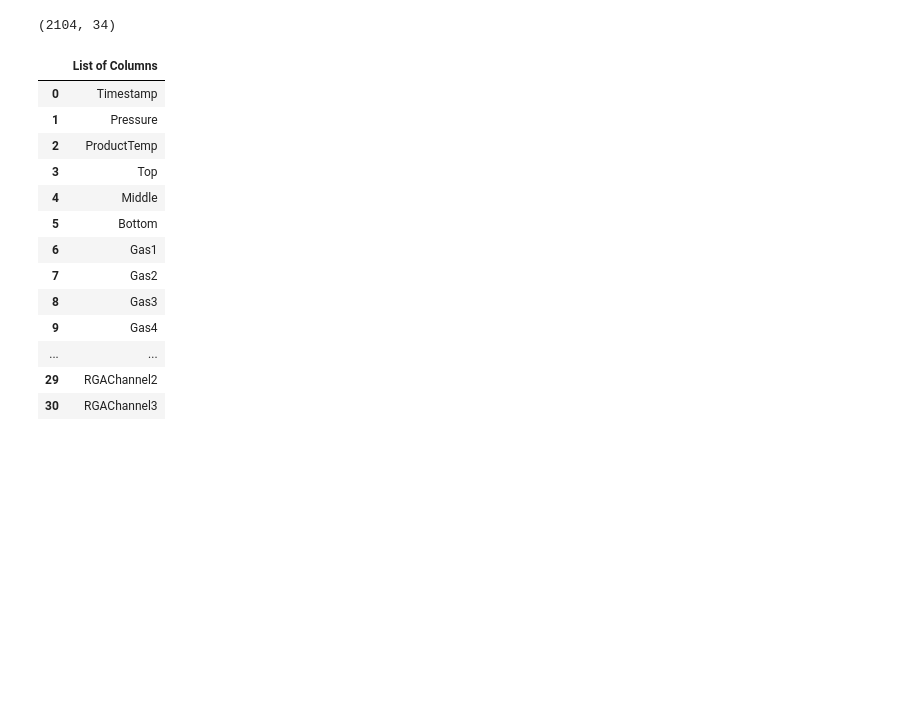
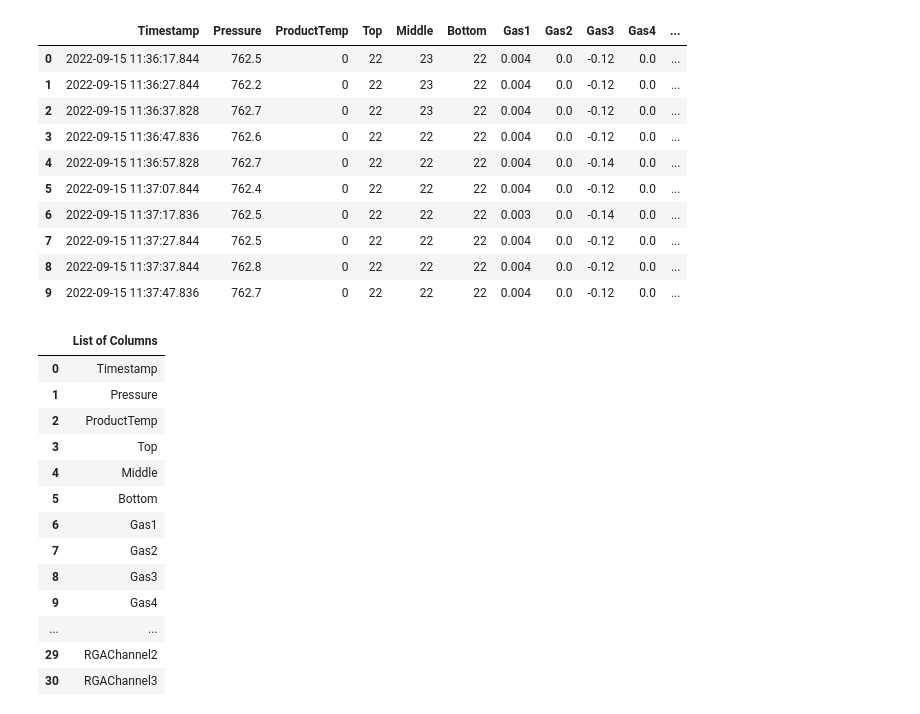
Before and after one commit to sreevathsadb/TEL-Exercise, a Jupyter notebook: EDA.ipynb, the cells around one changed output. Cells and saved outputs as stored; diff of their text form; code cells hidden in the pictures; blank space fills up the shorter version.

```diff
--- a/EDA.ipynb
+++ b/EDA.ipynb
@@ -40,7 +37,17 @@ df.describe()
 # %%
-df.shape
+df.head(10)
 # %% [output]
-(2104, 34)
+|  | Timestamp | Pressure | ProductTemp | Top | Middle | Bottom | Gas1 | Gas2 | Gas3 | Gas4 | ... |
+| 0 | 2022-09-15 11:36:17.844 | 762.5 | 0 | 22 | 23 | 22 | 0.004 | 0.0 | -0.12 | 0.0 | ... |
+| 1 | 2022-09-15 11:36:27.844 | 762.2 | 0 | 22 | 23 | 22 | 0.004 | 0.0 | -0.12 | 0.0 | ... |
+| 2 | 2022-09-15 11:36:37.828 | 762.7 | 0 | 22 | 23 | 22 | 0.004 | 0.0 | -0.12 | 0.0 | ... |
+| 3 | 2022-09-15 11:36:47.836 | 762.6 | 0 | 22 | 22 | 22 | 0.004 | 0.0 | -0.12 | 0.0 | ... |
+| 4 | 2022-09-15 11:36:57.828 | 762.7 | 0 | 22 | 22 | 22 | 0.004 | 0.0 | -0.14 | 0.0 | ... |
+| 5 | 2022-09-15 11:37:07.844 | 762.4 | 0 | 22 | 22 | 22 | 0.004 | 0.0 | -0.12 | 0.0 | ... |
+| 6 | 2022-09-15 11:37:17.836 | 762.5 | 0 | 22 | 22 | 22 | 0.003 | 0.0 | -0.14 | 0.0 | ... |
+| 7 | 2022-09-15 11:37:27.844 | 762.5 | 0 | 22 | 22 | 22 | 0.004 | 0.0 | -0.12 | 0.0 | ... |
+| 8 | 2022-09-15 11:37:37.844 | 762.8 | 0 | 22 | 22 | 22 | 0.004 | 0.0 | -0.12 | 0.0 | ... |
+| 9 | 2022-09-15 11:37:47.836 | 762.7 | 0 | 22 | 22 | 22 | 0.004 | 0.0 | -0.12 | 0.0 | ... |
 # %%
 pd.DataFrame(df.columns,columns =['List of Columns'])
 # %% [output]
```
Also changed, not shown: parts of 14 cells of this notebook.
